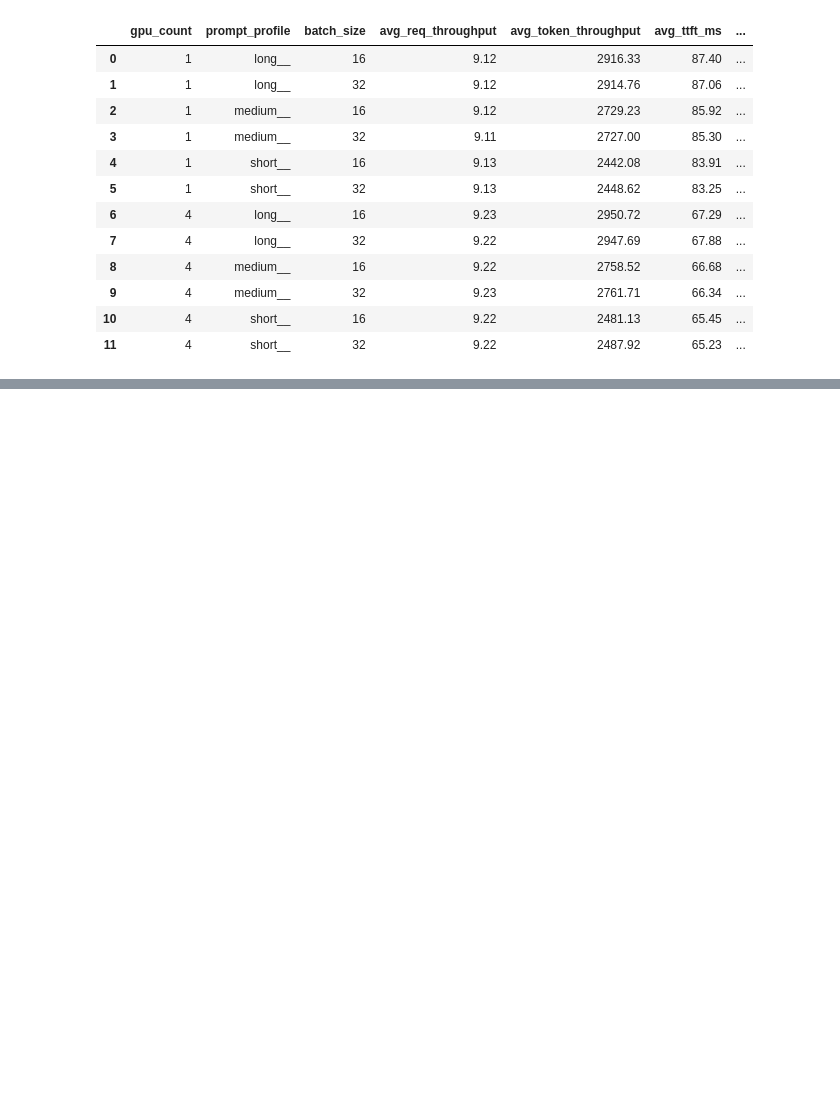
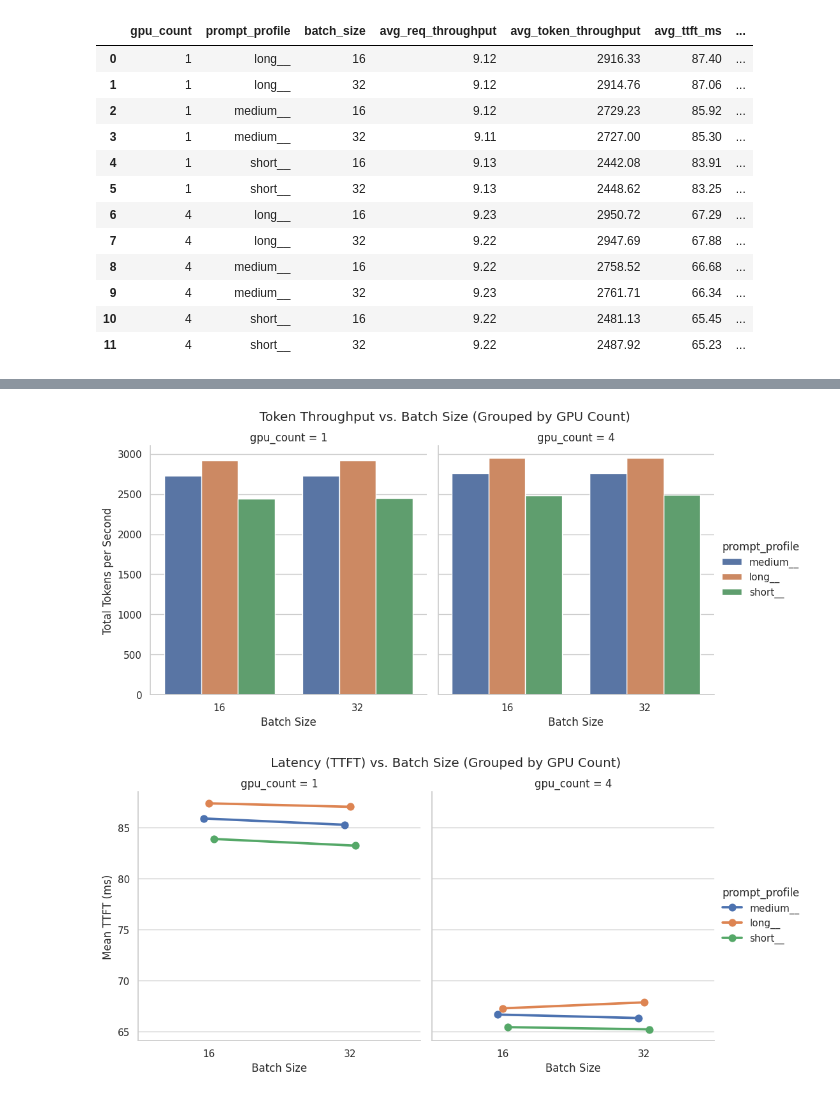
Before and after one commit to 00dhkim/vllm_load_test, a Jupyter notebook: analysis/notebook.ipynb, the cells around one changed output, grey strips where cells are left out. Drawn from its saved outputs; the diff is of its cells as text; code cells hidden in the pictures; blank space fills up the shorter version.

```diff
--- a/analysis/notebook.ipynb
+++ b/analysis/notebook.ipynb
@@ -228,0 +149,20 @@ Experiment Summary Table:
+# %%
+if 'df' in locals():
+    # Plot 5: Token Throughput by Batch Size
+    g = sns.catplot(data=df, x='batch_size', y='total_token_throughput_tok_s', \
+                    col='gpu_count', hue='prompt_profile', kind='bar', errorbar=None)
+    g.fig.suptitle('Token Throughput vs. Batch Size (Grouped by GPU Count)', y=1.03)
+    g.set_axis_labels('Batch Size', 'Total Tokens per Second')
+    plt.savefig('../results/figs/impact_batch_size_throughput.png')
+    plt.show()
+
+    # Plot 6: Latency (TTFT) by Batch Size
+    g = sns.catplot(data=df, x='batch_size', y='mean_ttft_ms', \
+                    col='gpu_count', hue='prompt_profile', kind='point', dodge=True)
+    g.fig.suptitle('Latency (TTFT) vs. Batch Size (Grouped by GPU Count)', y=1.03)
+    g.set_axis_labels('Batch Size', 'Mean TTFT (ms)')
+    plt.savefig('../results/figs/impact_batch_size_latency.png')
+    plt.show()
+# %% [output]
+[figure, added]
+[figure, added]
```
Also changed, not shown: parts of 3 cells of this notebook, 3 other files.
